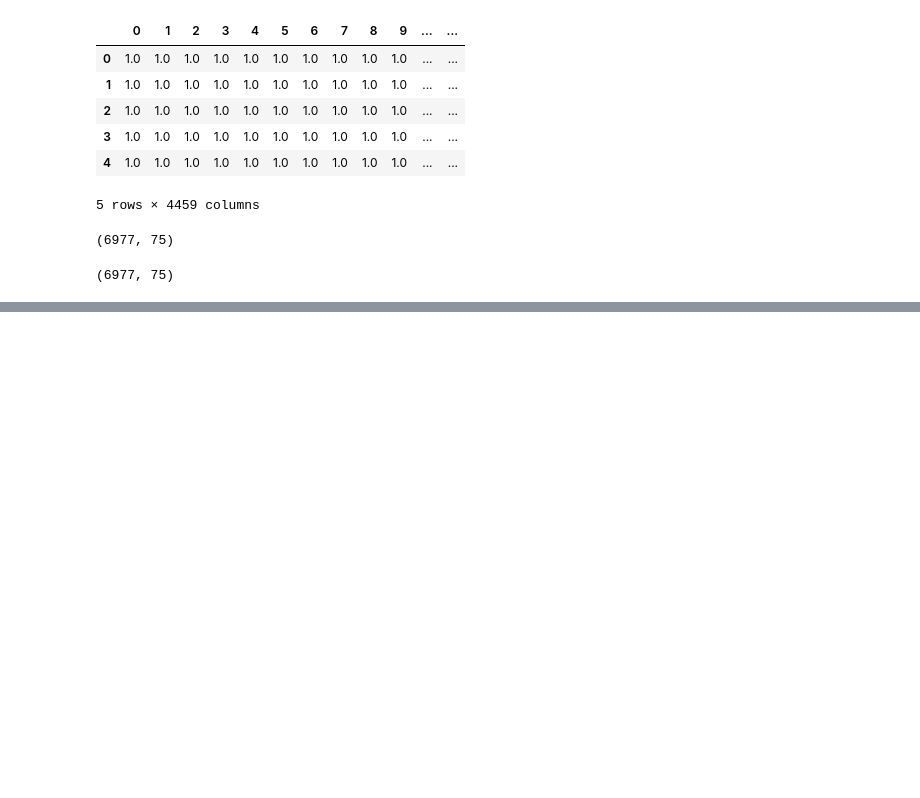
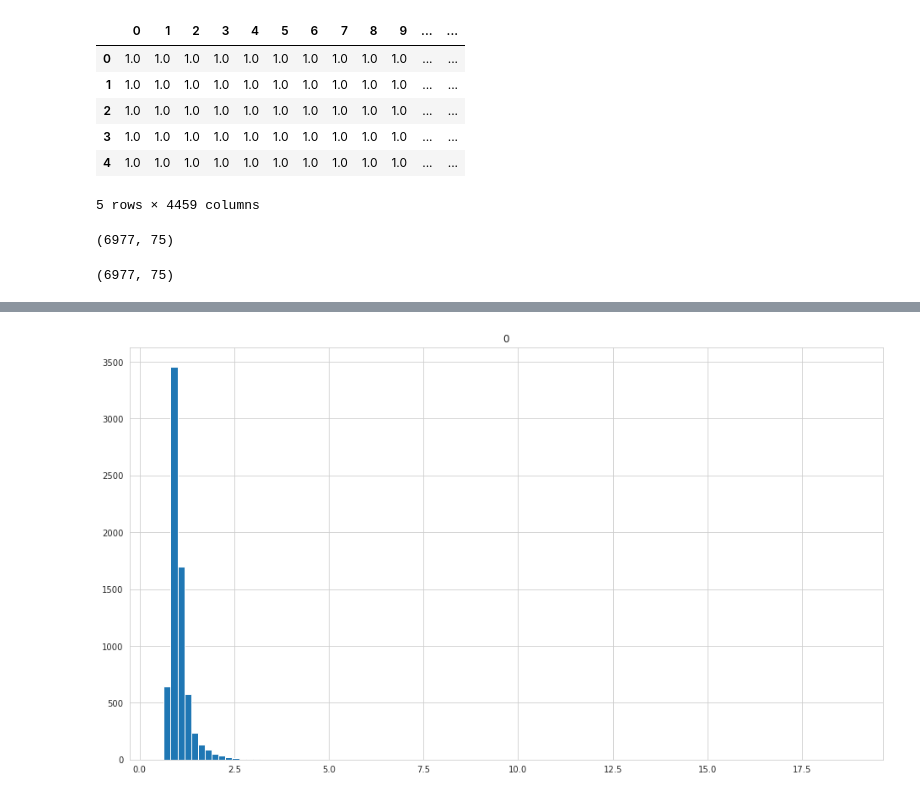
Before and after one commit to PravNJ/PCT-stars-GALAH, a Jupyter notebook: feature-engineering.ipynb, the cells around one changed output, grey strips where cells are left out. Drawn from its saved outputs; the diff is of its cells as text; code cells hidden in the pictures; blank space fills up the shorter version.

Commit message:
tried basic feature engineering using cesium

```diff
--- a/feature-engineering.ipynb
+++ b/feature-engineering.ipynb
@@ -39 +37,3 @@ features_to_use = ["amplitude","maximum","median"]
+# %%
+features_to_use = ["amplitude","maximum","minimum","all_times_nhist_numpeaks"] #see cessium-ml.org/docs for more features and descriptors
 # %%
@@ -92,18 +64,0 @@ Downloading data from https://github.com/cesium-ml/cesium-data/raw/master/andrze
-# %%
-from cesium import featurize
-features_to_use = ["amplitude",
-                   "percent_beyond_1_std",
-                   "maximum",
-                   "max_slope",
-                   "median",
-                   "median_absolute_deviation",
-                   "percent_close_to_median",
-                   "minimum",
-                   "skew",
-                   "std",
-                   "weighted_average"]
-fset_cesium = featurize.featurize_time_series(times=eeg["times"],
-                                              values=eeg["measurements"],
-                                              errors=None,
-                                              features_to_use=features_to_use)
-print(fset_cesium.head())
@@ -127,0 +80,4 @@ channel                         0                       0       0         0
+# %%
+hist_maximum = fset_cesium["maximum"].hist(bins=100)
+# %% [output]
+[figure, added]
```
Also changed, not shown: parts of 12 cells of this notebook.
